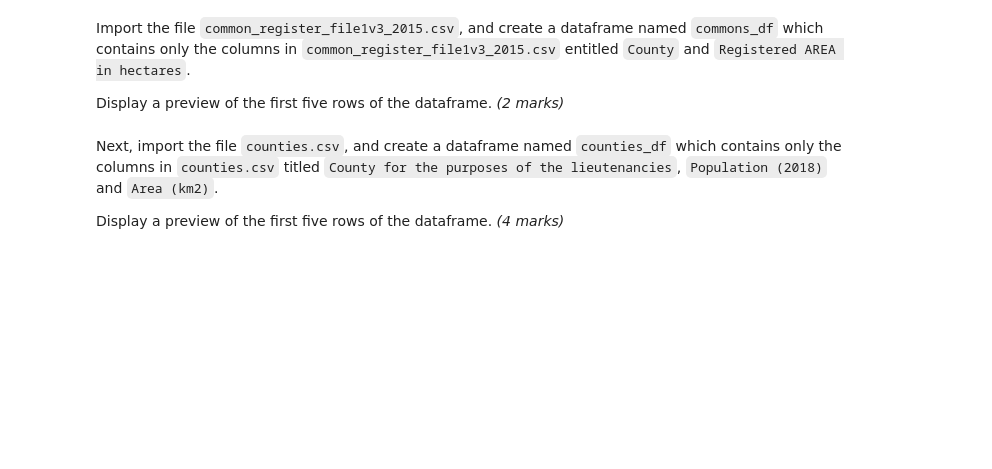
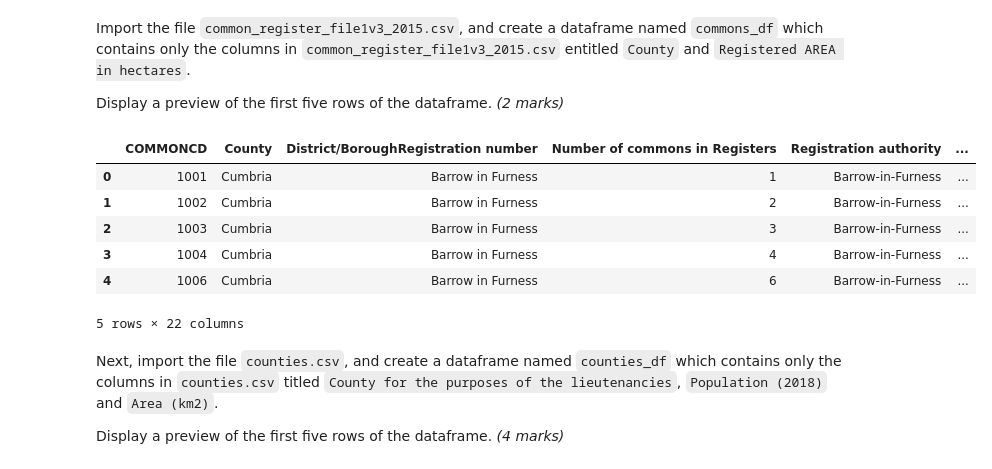
Before and after one commit to khandrew221/Data-Analysis-Uni-Projects, a Jupyter notebook: 2020J_TMA01_q1.ipynb, the cells around one changed output. Cells and saved outputs as stored; diff of their text form; code cells hidden in the pictures; blank space fills up the shorter version.

```diff
--- a/2020J_TMA01_q1.ipynb
+++ b/2020J_TMA01_q1.ipynb
@@ -93,3 +90,14 @@ Display a preview of the first five rows of the dataframe. *(2 marks)*
+# %%
+commons_df = pd.read_csv('data/common_register_file1v3_2015.csv');
+commons_df.head(5)
+# %% [output]
+|  | COMMONCD | County | District/BoroughRegistration number | Number of commons in Registers | Registration authority | ... |
+| 0 | 1001 | Cumbria | Barrow in Furness | 1 | Barrow-in-Furness | ... |
+| 1 | 1002 | Cumbria | Barrow in Furness | 2 | Barrow-in-Furness | ... |
+| 2 | 1003 | Cumbria | Barrow in Furness | 3 | Barrow-in-Furness | ... |
+| 3 | 1004 | Cumbria | Barrow in Furness | 4 | Barrow-in-Furness | ... |
+| 4 | 1006 | Cumbria | Barrow in Furness | 6 | Barrow-in-Furness | ... |
+5 rows × 22 columns
 # %% [markdown]
 Next, import the file `counties.csv`, and create a dataframe named `counties_df` which contains only the columns in `counties.csv` titled `County for the purposes of the lieutenancies`, `Population (2018)` and `Area (km2)`.
 
```
Also changed, not shown: parts of 32 cells of this notebook, 1 other file.
